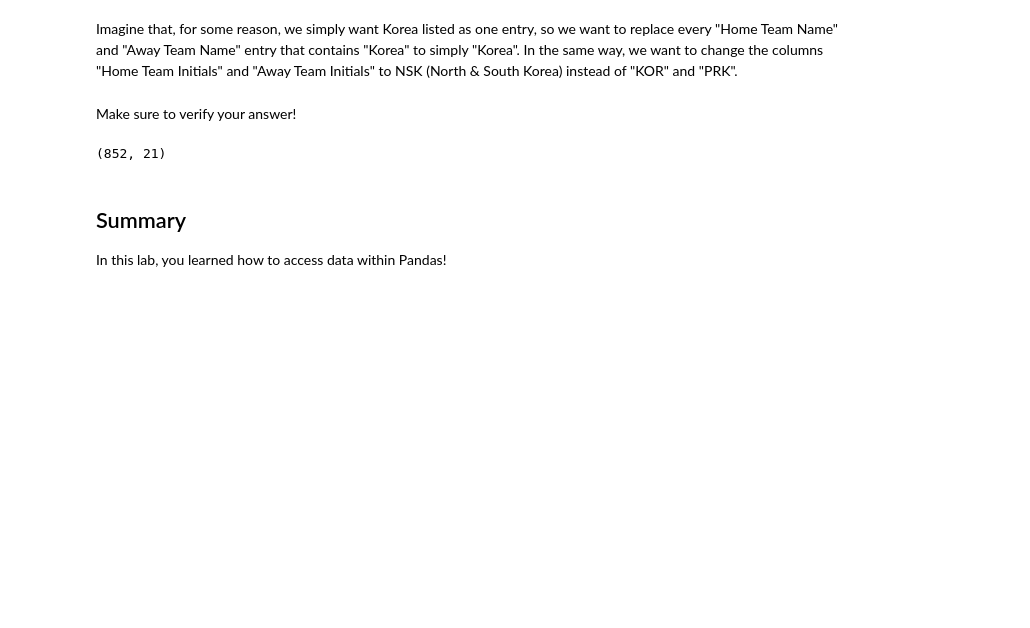
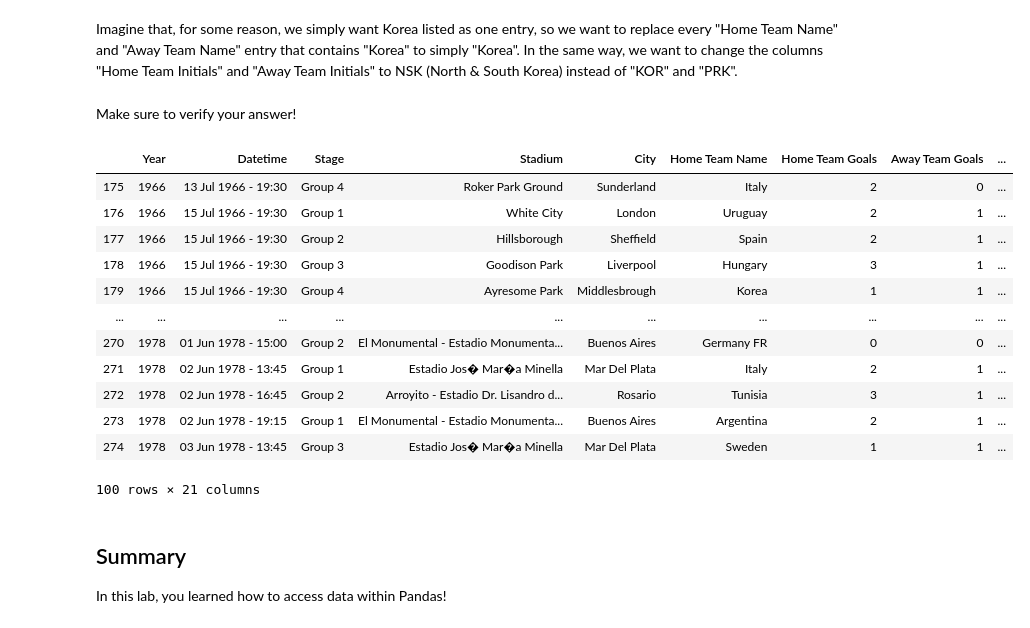
Before and after one commit to OsterMendel/dsc-accessing-data-with-pandas-lab-nyc-ds-021720, a Jupyter notebook: index.ipynb, the cells around one changed output. Saved outputs shown, nothing was run; the diff lists cells and outputs as text; code cells hidden in the pictures; blank space fills up the shorter version.

```diff
--- a/index.ipynb
+++ b/index.ipynb
@@ -242,9 +242,21 @@ df.loc[(df['Away Team Initials'] =='KOR') | (df['Away Team Initials'] =='PRK'),
 Make sure to verify your answer!
 # %%
 # Check the updated columns
-df.iloc[]
+df.iloc[175:275]
 # %% [output]
+|  | Year | Datetime | Stage | Stadium | City | Home Team Name | Home Team Goals | Away Team Goals | ... |
+| 175 | 1966 | 13 Jul 1966 - 19:30 | Group 4 | Roker Park Ground | Sunderland | Italy | 2 | 0 | ... |
+| 176 | 1966 | 15 Jul 1966 - 19:30 | Group 1 | White City | London | Uruguay | 2 | 1 | ... |
+| 177 | 1966 | 15 Jul 1966 - 19:30 | Group 2 | Hillsborough | Sheffield | Spain | 2 | 1 | ... |
+| 178 | 1966 | 15 Jul 1966 - 19:30 | Group 3 | Goodison Park | Liverpool | Hungary | 3 | 1 | ... |
+| 179 | 1966 | 15 Jul 1966 - 19:30 | Group 4 | Ayresome Park | Middlesbrough | Korea | 1 | 1 | ... |
+| ... | ... | ... | ... | ... | ... | ... | ... | ... | ... |
+| 270 | 1978 | 01 Jun 1978 - 15:00 | Group 2 | El Monumental - Estadio Monumenta... | Buenos Aires | Germany FR | 0 | 0 | ... |
+| 271 | 1978 | 02 Jun 1978 - 13:45 | Group 1 | Estadio Jos� Mar�a Minella | Mar Del Plata | Italy | 2 | 1 | ... |
+| 272 | 1978 | 02 Jun 1978 - 16:45 | Group 2 | Arroyito - Estadio Dr. Lisandro d... | Rosario | Tunisia | 3 | 1 | ... |
+| 273 | 1978 | 02 Jun 1978 - 19:15 | Group 1 | El Monumental - Estadio Monumenta... | Buenos Aires | Argentina | 2 | 1 | ... |
+| 274 | 1978 | 03 Jun 1978 - 13:45 | Group 3 | Estadio Jos� Mar�a Minella | Mar Del Plata | Sweden | 1 | 1 | ... |
-(852, 21)
+100 rows × 21 columns
 # %% [markdown]
 ## Summary
 
```
